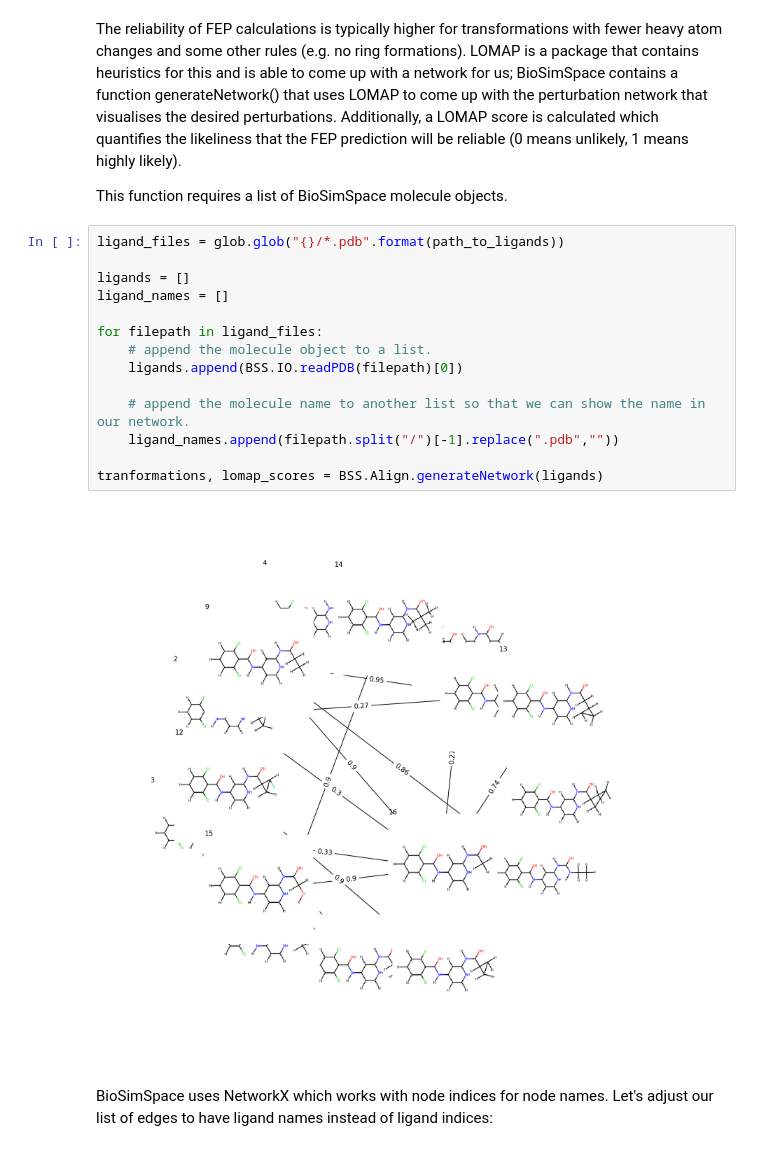
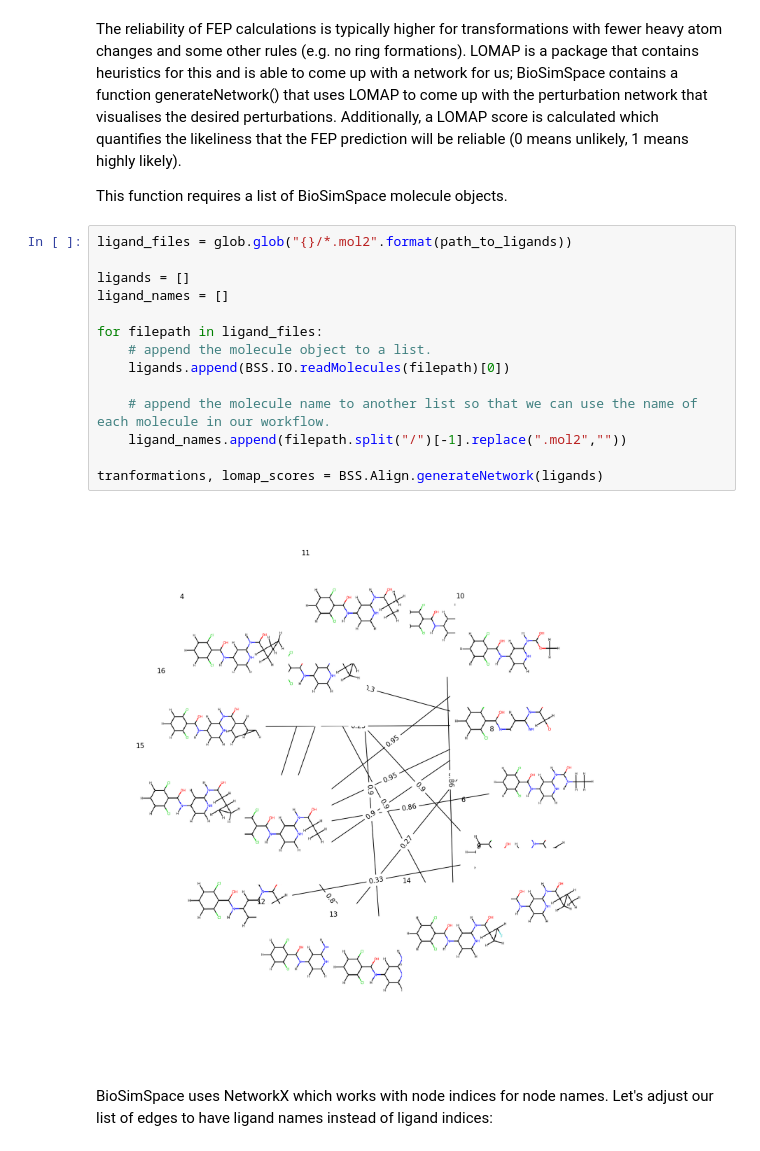
Before and after one commit to michellab/BioSimSpaceTutorials, a Jupyter notebook: 03_fep/setup_fep.ipynb, the cells around one changed output. Cells and saved outputs as stored; diff of their text form.

```diff
--- a/03_fep/setup_fep.ipynb
+++ b/03_fep/setup_fep.ipynb
@@ -20,21 +17,21 @@ The reliability of FEP calculations is typically higher for transformations with
 
 This function requires a list of BioSimSpace molecule objects.
 # %%
-ligand_files = glob.glob("{}/*.pdb".format(path_to_ligands))
+ligand_files = glob.glob("{}/*.mol2".format(path_to_ligands))
 
 ligands = []
 ligand_names = []
 
 for filepath in ligand_files:
     # append the molecule object to a list.
-    ligands.append(BSS.IO.readPDB(filepath)[0])
+    ligands.append(BSS.IO.readMolecules(filepath)[0])
 
-    # append the molecule name to another list so that we can show the name in our network.
-    ligand_names.append(filepath.split("/")[-1].replace(".pdb",""))
+    # append the molecule name to another list so that we can use the name of each molecule in our workflow.
+    ligand_names.append(filepath.split("/")[-1].replace(".mol2",""))
 
 tranformations, lomap_scores = BSS.Align.generateNetwork(ligands)
 # %% [output]
-[figure, old version]
+[figure, new version]
 # %% [markdown]
 BioSimSpace uses NetworkX which works with node indices for node names. Let's adjust our list of edges to have ligand names instead of ligand indices:
 # %%
```
Also changed, not shown: parts of 25 cells of this notebook, 11 other files.
